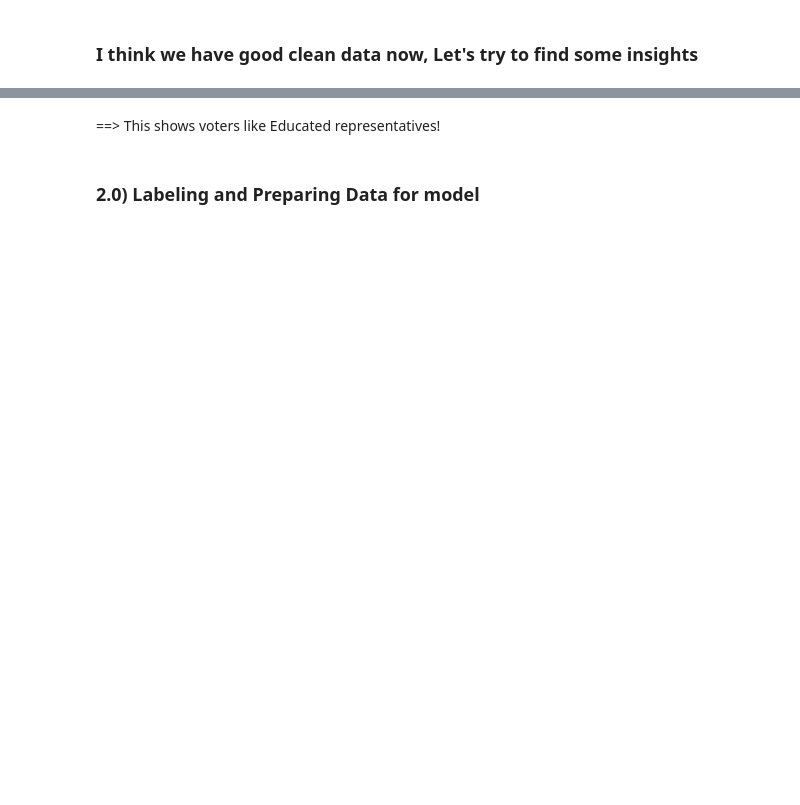
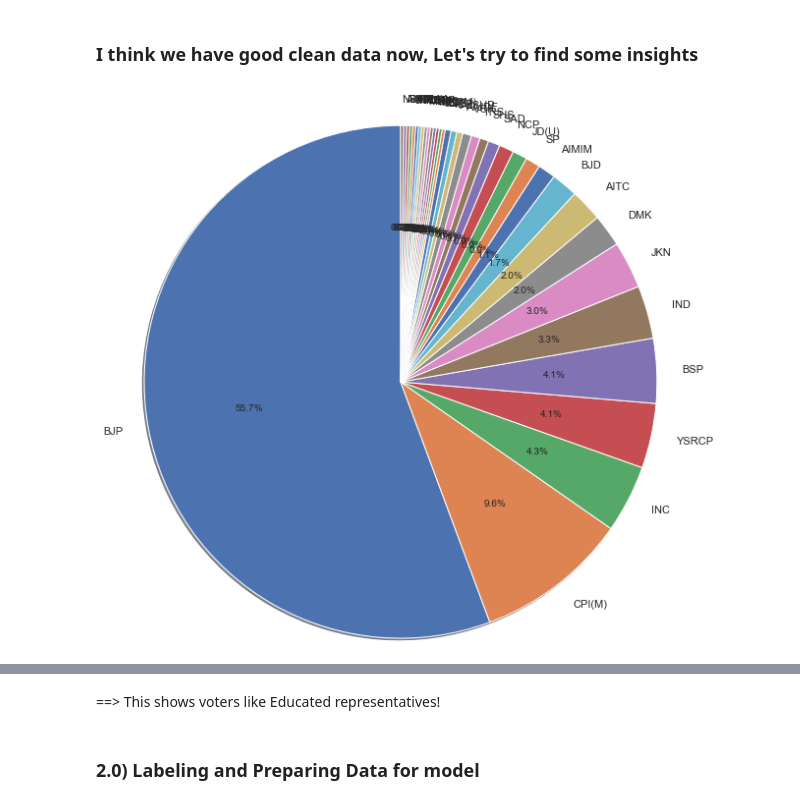
Before and after one commit to nmparikh/UCDPA_NimeshParikh, a Jupyter notebook: Data_Cleaning_Analysis.ipynb, the cells around one changed output, grey strips where cells are left out. Drawn from its saved outputs; the diff is of its cells as text; code cells hidden in the pictures; blank space fills up the shorter version.

```diff
--- a/Data_Cleaning_Analysis.ipynb
+++ b/Data_Cleaning_Analysis.ipynb
@@ -205,12 +409,16 @@ df_elec.info()
 # %% [markdown]
 ### I think we have good clean data now, Let's try to find some insights
 # %%
-#Lets see different spread across State for winning candidate
+#Lets see different spread across Party for winning candidate
 winners = df_elec[df_elec['WINNER'] == 1]
 
 #pie(x, explode, labels, colors, autopct, pctdistance, shadow, labeldistance, startangle, radius,
 #counterclock, wedgeprops, textprops, center, frame, rotatelabels, normalize, data)
 
-chart_labels = winners['STATE'].unique()
-plt.pie(winners['STATE'].value_counts(), labels=chart_labels, radius=7)
+chart_labels = winners['PARTY'].unique()
+fig1, ax1 = plt.subplots()
+ax1.pie(winners['PARTY'].value_counts(), labels=chart_labels, autopct='%.1f%%',shadow=True, startangle=90,  radius=3)
+
 plt.show()
+# %% [output]
+[figure, added]
```
Also changed, not shown: parts of 43 cells of this notebook, 1 other file.
